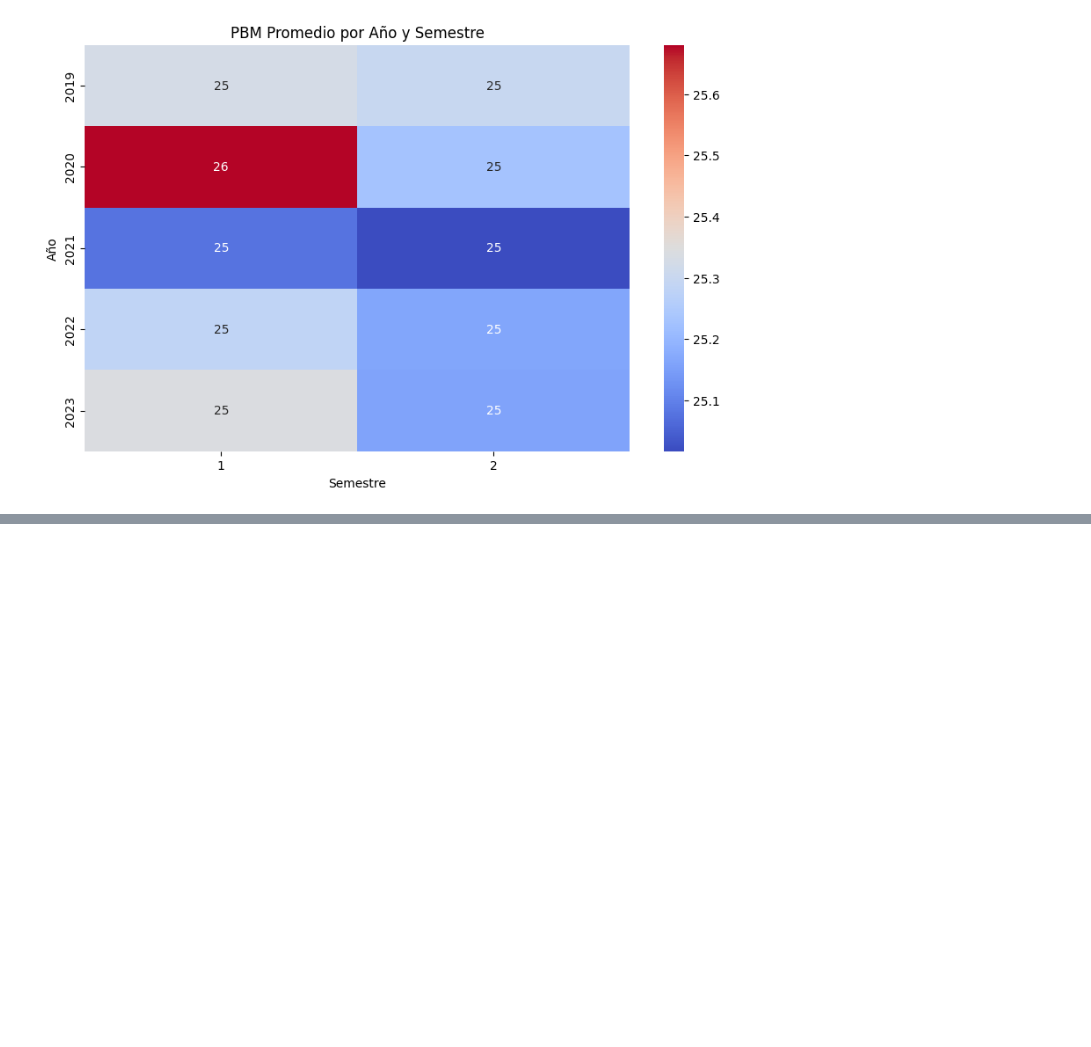
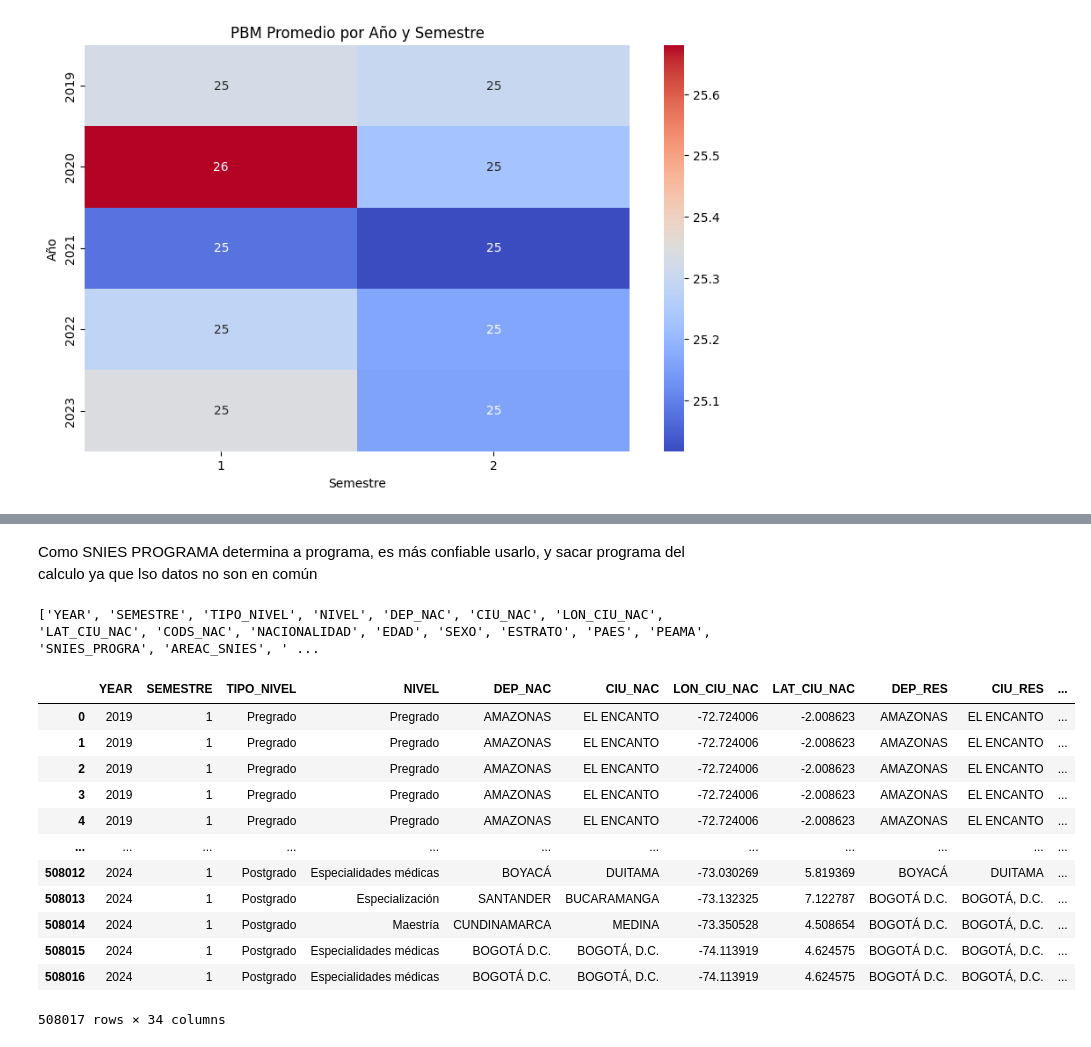
Before and after one commit to 10scar/Proyecto-ABD-2024-2, a Jupyter notebook: oscar.ipynb, the cells around one changed output, grey strips where cells are left out. Drawn from its saved outputs; the diff is of its cells as text; code cells hidden in the pictures; blank space fills up the shorter version.

Commit message:
cruce aspirantes y matriculados

```diff
--- a/oscar.ipynb
+++ b/oscar.ipynb
@@ -394,0 +512,10 @@ plt.show()
+# %%
+df_aspirantes = pd.read_csv('Aspirantes_y_Admitidos_mod.csv')
+df_matriculados = pd.read_csv('matriculados_limpia.csv')
+
+# Encontrar las columnas comunes
+common_columns = df_matriculados.columns.intersection(df_aspirantes.columns)
+common_columns_list = common_columns.tolist()
+
+# Mostrar las columnas comunes
+print("Columnas comunes:", common_columns_list)
@@ -394,0 +551,24 @@ plt.show()
+# %% [markdown]
+Como SNIES PROGRAMA determina a programa, es más confiable usarlo, y sacar programa del calculo ya que lso datos no son en común
+# %%
+# Quitar la columna 'PROGRAMA' de la lista common_columns_list
+common_columns_list.remove('PROGRAMA')
+print(common_columns_list)
+# %% [output]
+['YEAR', 'SEMESTRE', 'TIPO_NIVEL', 'NIVEL', 'DEP_NAC', 'CIU_NAC', 'LON_CIU_NAC', 'LAT_CIU_NAC', 'CODS_NAC', 'NACIONALIDAD', 'EDAD', 'SEXO', 'ESTRATO', 'PAES', 'PEAMA', 'SNIES_PROGRA', 'AREAC_SNIES', ' ...
+# %%
+df_aspirantes
+# %% [output]
+|  | YEAR | SEMESTRE | TIPO_NIVEL | NIVEL | DEP_NAC | CIU_NAC | LON_CIU_NAC | LAT_CIU_NAC | DEP_RES | CIU_RES | ... |
+| 0 | 2019 | 1 | Pregrado | Pregrado | AMAZONAS | EL ENCANTO | -72.724006 | -2.008623 | AMAZONAS | EL ENCANTO | ... |
+| 1 | 2019 | 1 | Pregrado | Pregrado | AMAZONAS | EL ENCANTO | -72.724006 | -2.008623 | AMAZONAS | EL ENCANTO | ... |
+| 2 | 2019 | 1 | Pregrado | Pregrado | AMAZONAS | EL ENCANTO | -72.724006 | -2.008623 | AMAZONAS | EL ENCANTO | ... |
+| 3 | 2019 | 1 | Pregrado | Pregrado | AMAZONAS | EL ENCANTO | -72.724006 | -2.008623 | AMAZONAS | EL ENCANTO | ... |
+| 4 | 2019 | 1 | Pregrado | Pregrado | AMAZONAS | EL ENCANTO | -72.724006 | -2.008623 | AMAZONAS | EL ENCANTO | ... |
+| ... | ... | ... | ... | ... | ... | ... | ... | ... | ... | ... | ... |
+| 508012 | 2024 | 1 | Postgrado | Especialidades médicas | BOYACÁ | DUITAMA | -73.030269 | 5.819369 | BOYACÁ | DUITAMA | ... |
+| 508013 | 2024 | 1 | Postgrado | Especialización | SANTANDER | BUCARAMANGA | -73.132325 | 7.122787 | BOGOTÁ D.C. | BOGOTÁ, D.C. | ... |
+| 508014 | 2024 | 1 | Postgrado | Maestría | CUNDINAMARCA | MEDINA | -73.350528 | 4.508654 | BOGOTÁ D.C. | BOGOTÁ, D.C. | ... |
+| 508015 | 2024 | 1 | Postgrado | Especialidades médicas | BOGOTÁ D.C. | BOGOTÁ, D.C. | -74.113919 | 4.624575 | BOGOTÁ D.C. | BOGOTÁ, D.C. | ... |
+| 508016 | 2024 | 1 | Postgrado | Especialidades médicas | BOGOTÁ D.C. | BOGOTÁ, D.C. | -74.113919 | 4.624575 | BOGOTÁ D.C. | BOGOTÁ, D.C. | ... |
+508017 rows × 34 columns
```
Also changed, not shown: parts of 28 cells of this notebook, 1 other file.
